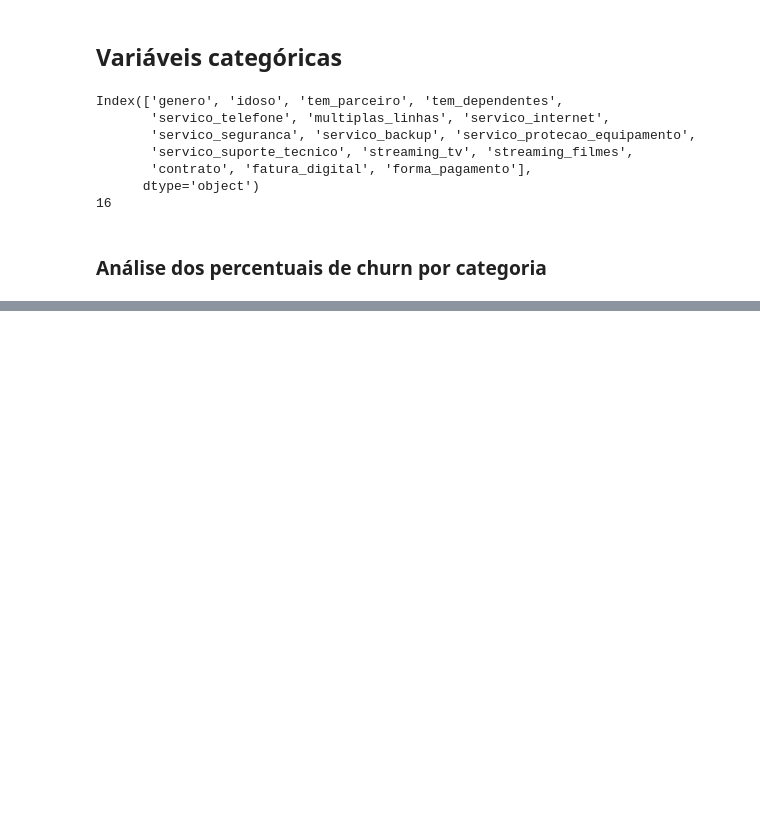
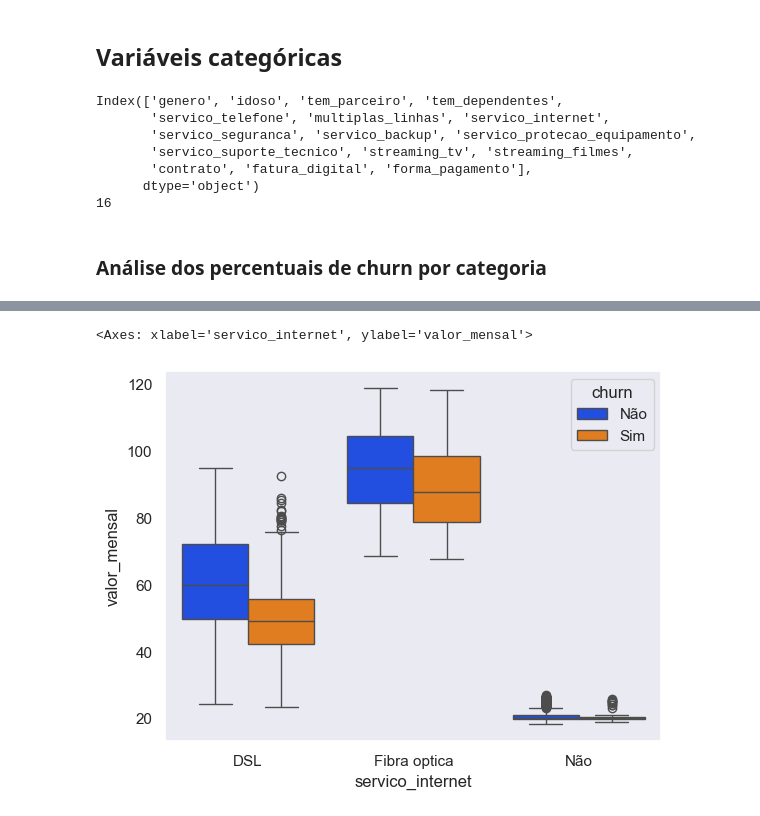
Before and after one commit to dePinhoPaulo/Especializacao-em-Analise-de-Dados, a Jupyter notebook: 06. Trilha Impressionadora - Especialização em Python/49. Gráficos no Python - Matplotlib e Seaborn/42_categoricas_parte_1_inicial.ipynb, the cells around one changed output, grey strips where cells are left out. Saved outputs shown, nothing was run; the diff lists cells and outputs as text; code cells hidden in the pictures; blank space fills up the shorter version.

```diff
--- a/06. Trilha Impressionadora - Especialização em Python/49. Gráficos no Python - Matplotlib e Seaborn/42_categoricas_parte_1_inicial.ipynb
+++ b/06. Trilha Impressionadora - Especialização em Python/49. Gráficos no Python - Matplotlib e Seaborn/42_categoricas_parte_1_inicial.ipynb
@@ -87,0 +99,5 @@ plt.show()
+# %%
+sns.boxplot(x='servico_internet', y='valor_mensal', data=df_churn, hue='churn')
+# %% [output]
+<Axes: xlabel='servico_internet', ylabel='valor_mensal'>
+[figure, added]
```
Also changed, not shown: parts of 1 cell of this notebook, 1 other file.
